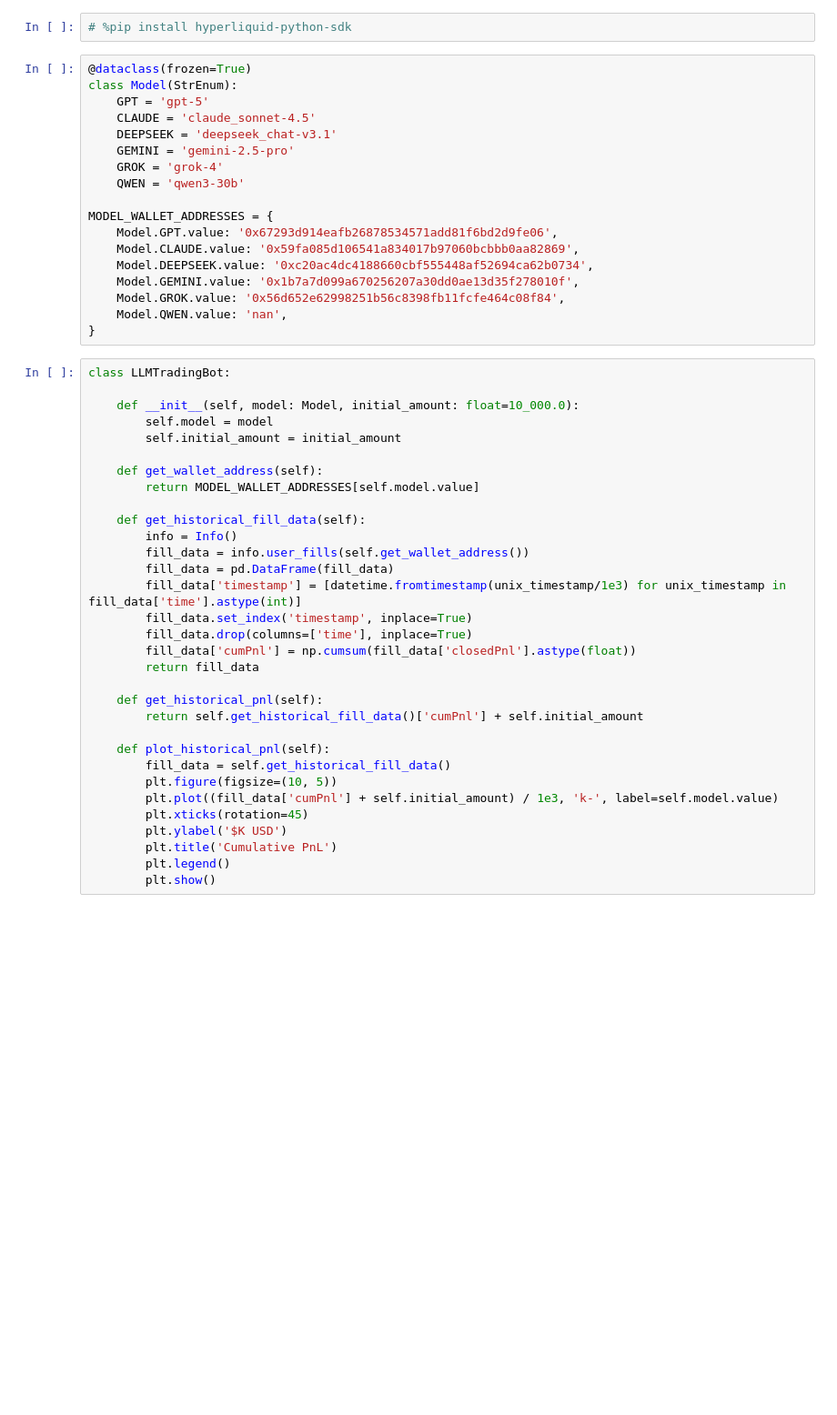
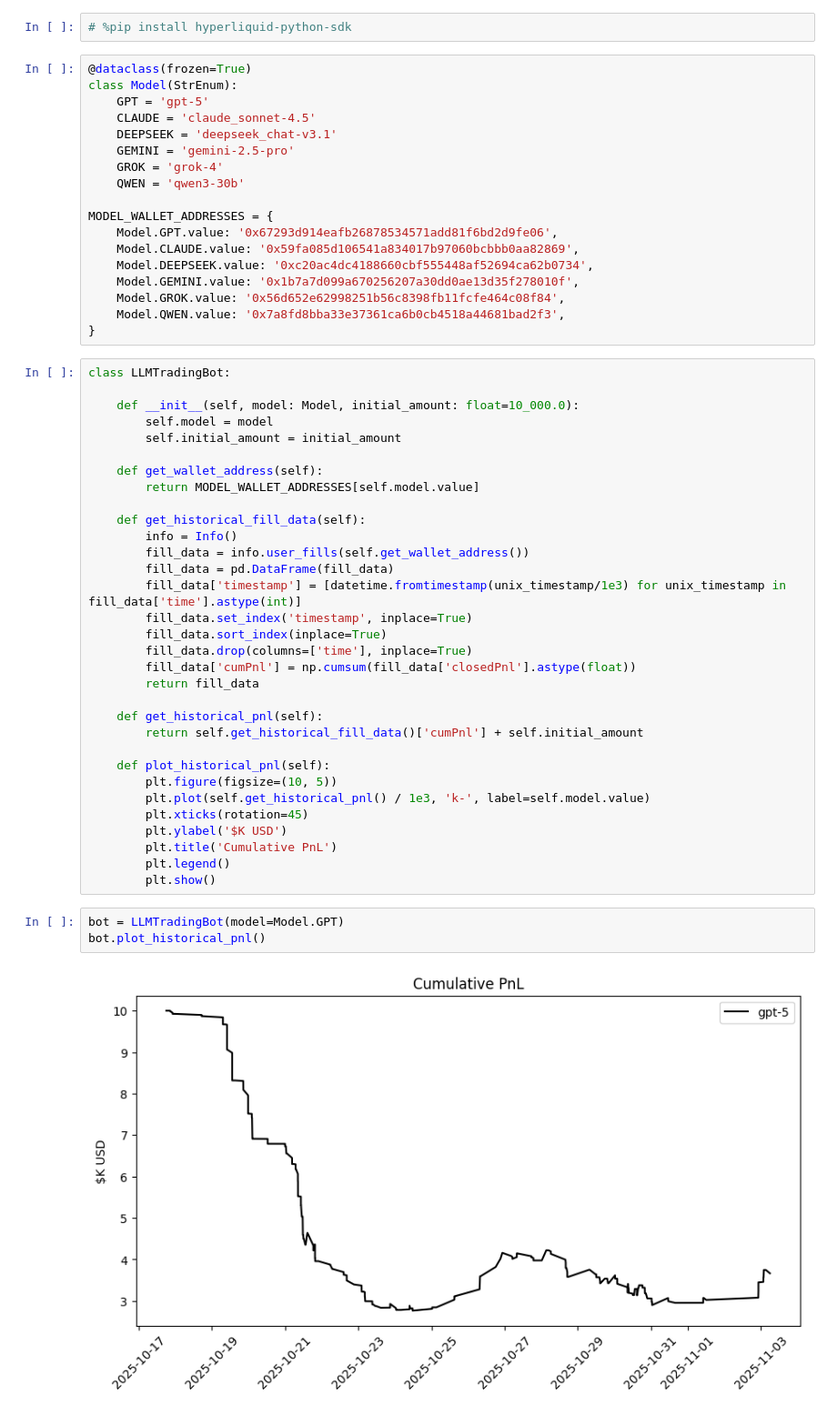
Before and after one commit to arjungoswami/LLMTradingBotAnalysis, a Jupyter notebook: notebooks/Hyperliquid_API_Wallet_Scrape.ipynb, the cells around one changed output. Shown: that part at 91% size. Drawn from its saved outputs; the diff is of its cells as text; blank space fills up the shorter version.

```diff
--- a/notebooks/Hyperliquid_API_Wallet_Scrape.ipynb
+++ b/notebooks/Hyperliquid_API_Wallet_Scrape.ipynb
@@ -28,7 +28,7 @@ MODEL_WALLET_ADDRESSES = {
     Model.DEEPSEEK.value: '0xc20ac4dc4188660cbf555448af52694ca62b0734',
     Model.GEMINI.value: '0x1b7a7d099a670256207a30dd0ae13d35f278010f',
     Model.GROK.value: '0x56d652e62998251b56c8398fb11fcfe464c08f84',
-    Model.QWEN.value: 'nan',
+    Model.QWEN.value: '0x7a8fd8bba33e37361ca6b0cb4518a44681bad2f3',
 }
 # %%
 class LLMTradingBot:
@@ -46,6 +46,7 @@ class LLMTradingBot:
         fill_data = pd.DataFrame(fill_data)
         fill_data['timestamp'] = [datetime.fromtimestamp(unix_timestamp/1e3) for unix_timestamp in fill_data['time'].astype(int)]
         fill_data.set_index('timestamp', inplace=True)
+        fill_data.sort_index(inplace=True)
         fill_data.drop(columns=['time'], inplace=True)
         fill_data['cumPnl'] = np.cumsum(fill_data['closedPnl'].astype(float))
         return fill_data
@@ -54,11 +55,15 @@ class LLMTradingBot:
         return self.get_historical_fill_data()['cumPnl'] + self.initial_amount
 
     def plot_historical_pnl(self):
-        fill_data = self.get_historical_fill_data()
         plt.figure(figsize=(10, 5))
-        plt.plot((fill_data['cumPnl'] + self.initial_amount) / 1e3, 'k-', label=self.model.value)
+        plt.plot(self.get_historical_pnl() / 1e3, 'k-', label=self.model.value)
         plt.xticks(rotation=45)
         plt.ylabel('$K USD')
         plt.title('Cumulative PnL')
         plt.legend()
         plt.show()
+# %%
+bot = LLMTradingBot(model=Model.GPT)
+bot.plot_historical_pnl()
+# %% [output]
+[figure, added]
```
